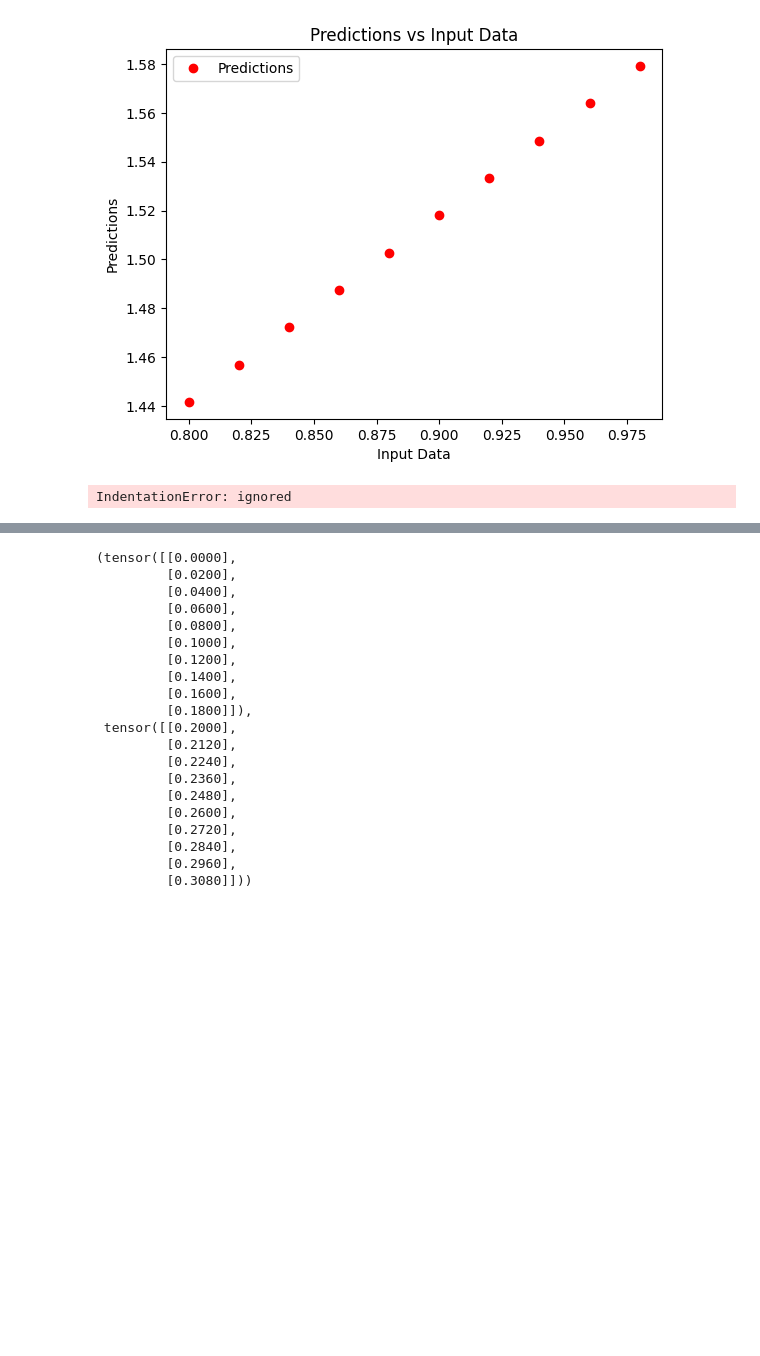
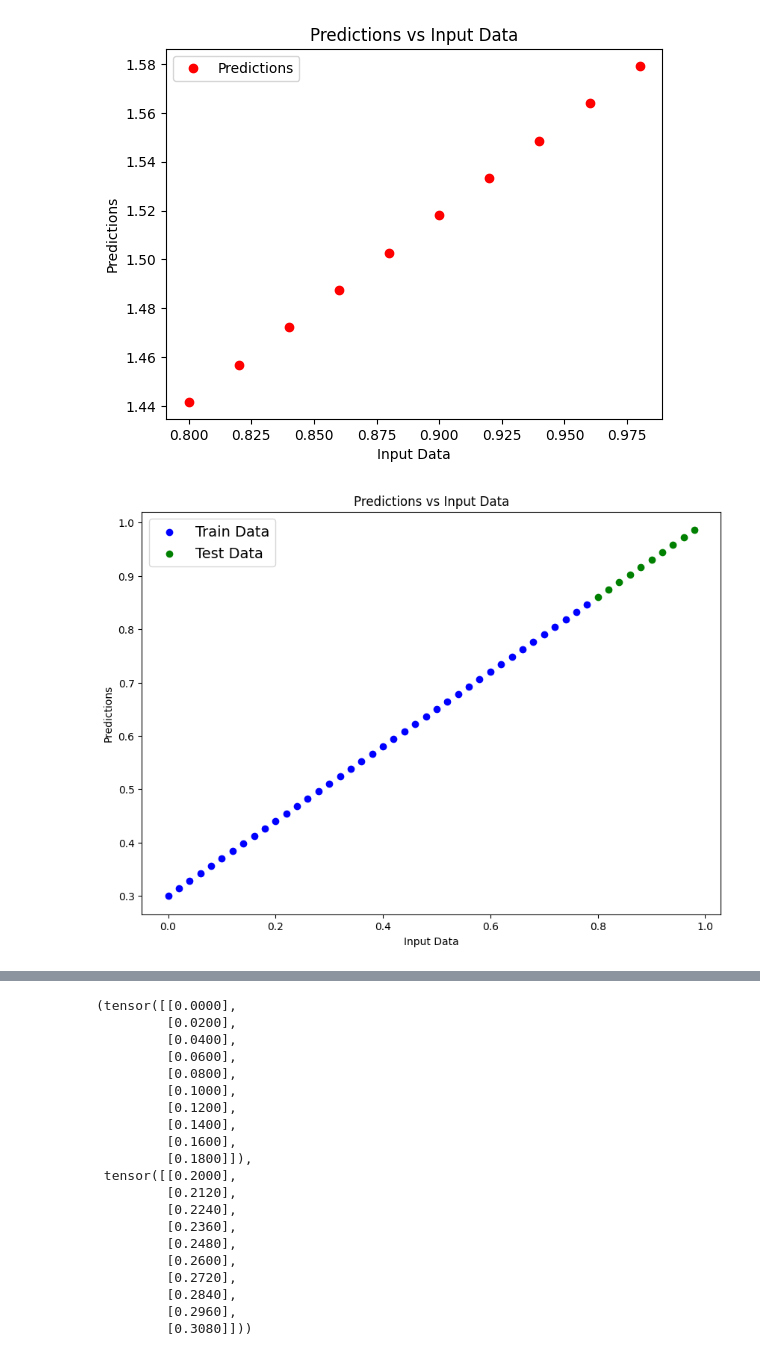
Before and after one commit to animeqvin/Linear-Regression_PyTorch, a Jupyter notebook: lets_code.ipynb, the cells around one changed output, grey strips where cells are left out. Drawn from its saved outputs; the diff is of its cells as text; code cells hidden in the pictures; blank space fills up the shorter version.

```diff
--- a/lets_code.ipynb
+++ b/lets_code.ipynb
@@ -156,13 +156,28 @@ def plot_predictions(X_train, y_train, X_test, y_test, predictions):
     plt.ylabel('Predictions')
     plt.title('Predictions vs Input Data')
     plt.show()
-# %%
-def plot_predictions(train_data=X_train, train_labels=y_train, test_data=X_test, test_labels=y_test, predictions=None):
-
-# Display the plot
-plt.show()
-# %% [output]
-IndentationError: ignored
+# %%
+def plot_predictions(train_data=X_train, train_labels=y_train, test_data=X_test, test_labels=y_test, predictions=None):
+    plt.figure(figsize=(10, 7))  # Create a figure
+
+    # Plot training data
+    plt.scatter(train_data, train_labels, c="b", label="Train Data")
+
+    # Plot testing data
+    plt.scatter(test_data, test_labels, c="g", label="Test Data")
+
+    # Plot predictions if provided
+    if predictions is not None:
+        plt.scatter(test_data, predictions, c="r", label="Predictions")
+
+    plt.legend(prop={"size": 14})
+    plt.xlabel("Input Data")
+    plt.ylabel("Predictions")
+    plt.title("Predictions vs Input Data")
+
+plot_predictions()
+# %% [output]
+[figure, added]
 # %%
  loss_fb=nn.L1Loss()
  optimizer=torch.optim.SGD(params=model.parameters(),
```
Also changed, not shown: parts of 15 cells of this notebook.
